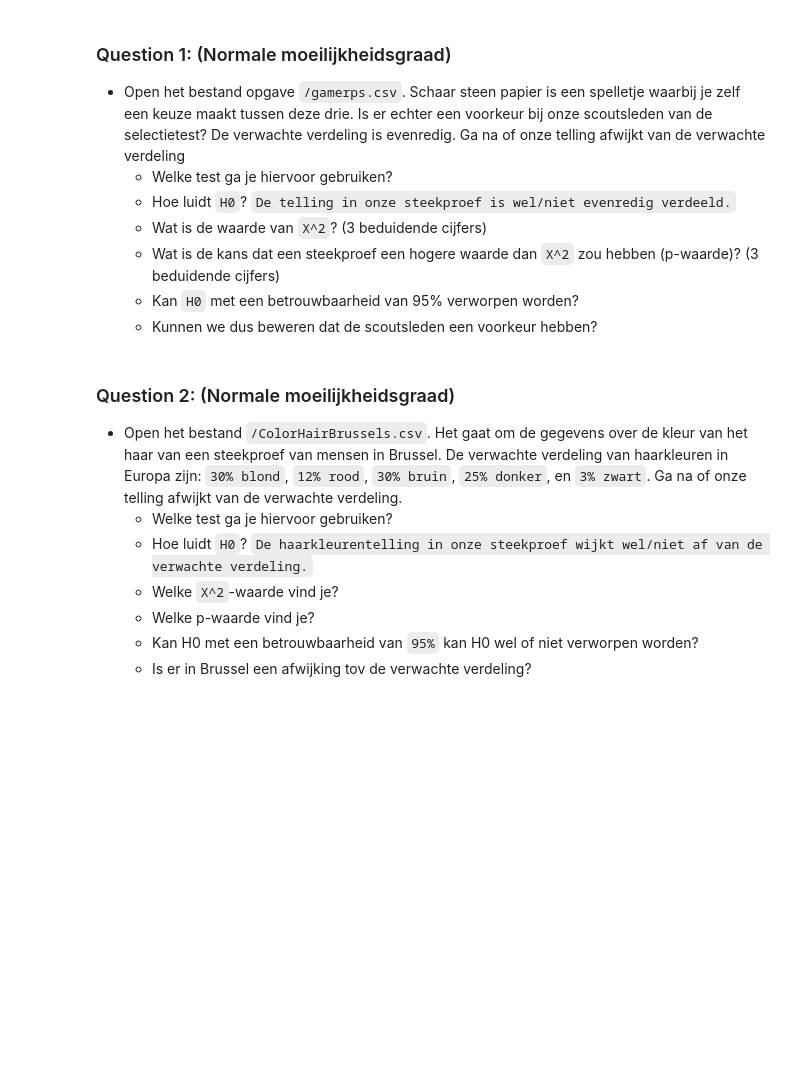
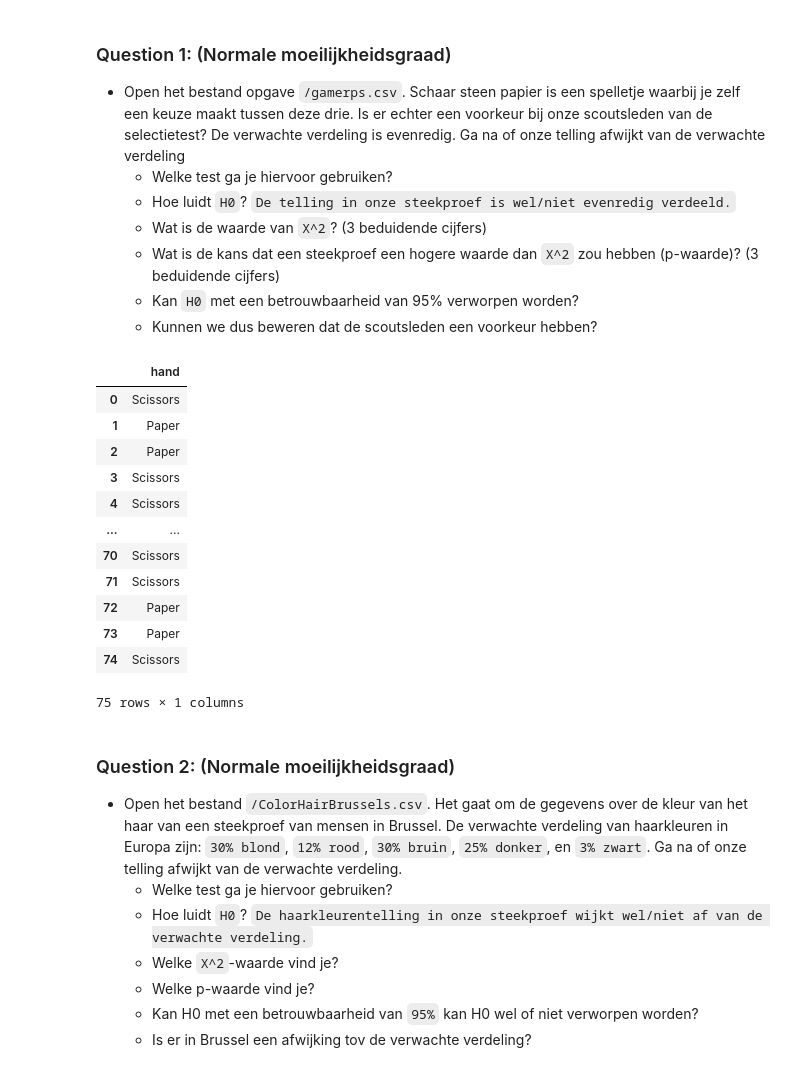
Before and after one commit to EliasDeHondt/DataScience2, a Jupyter notebook: W15P3/Exercises tests part 1.ipynb, the cells around one changed output. Cells and saved outputs as stored; diff of their text form; code cells hidden in the pictures; blank space fills up the shorter version.

```diff
--- a/W15P3/Exercises tests part 1.ipynb
+++ b/W15P3/Exercises tests part 1.ipynb
@@ -15,6 +19,24 @@ import matplotlib.pyplot as plt # Data visualization
     - Wat is de kans dat een steekproef een hogere waarde dan `X^2` zou hebben (p-waarde)? (3 beduidende cijfers)
     - Kan `H0` met een betrouwbaarheid van 95% verworpen worden?
     - Kunnen we dus beweren dat de scoutsleden een voorkeur hebben?
+# %%
+gamerps = pd.read_csv('../gamerps.csv', delimiter=';', decimal=',')
+# %%
+display(gamerps)
+# %% [output]
+|  | hand |
+| 0 | Scissors |
+| 1 | Paper |
+| 2 | Paper |
+| 3 | Scissors |
+| 4 | Scissors |
+| ... | ... |
+| 70 | Scissors |
+| 71 | Scissors |
+| 72 | Paper |
+| 73 | Paper |
+| 74 | Scissors |
+75 rows × 1 columns
 # %% [markdown]
 ### Question 2: (Normale moeilijkheidsgraad)
 - Open het bestand `/ColorHairBrussels.csv`. Het gaat om de gegevens over de kleur van het haar van een steekproef van mensen in Brussel. De verwachte verdeling van haarkleuren in Europa zijn: `30% blond`, `12% rood`, `30% bruin`, `25% donker`, en `3% zwart`. Ga na of onze telling afwijkt van de verwachte verdeling.
```
Also changed, not shown: parts of 6 cells of this notebook, 1 other file.
